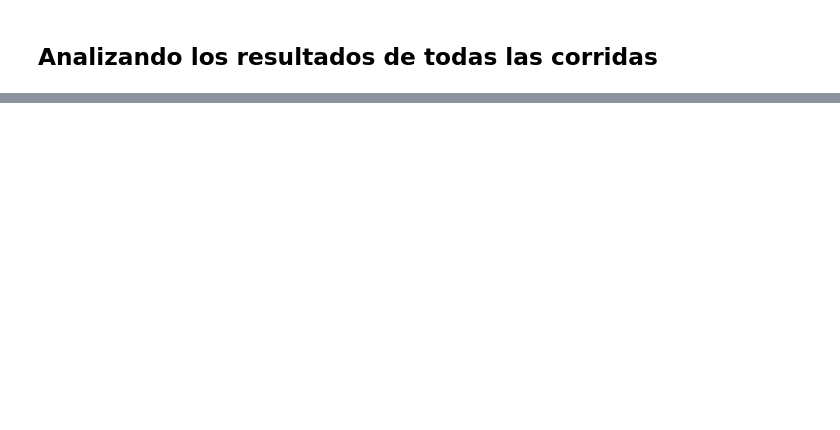
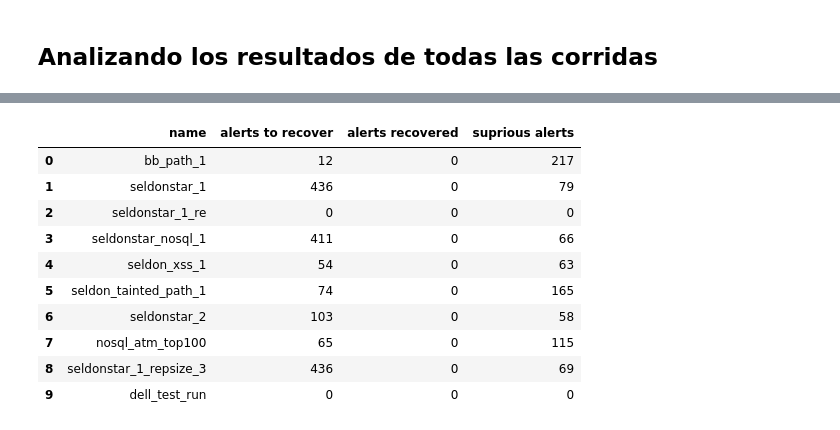
Before and after one commit to thepalbi/tsm-pipeline, a Jupyter notebook: experiments/notebooks/dev/debugging_zero_scores.ipynb, the cells around one changed output, grey strips where cells are left out. Cells and saved outputs as stored; diff of their text form; code cells hidden in the pictures; blank space fills up the shorter version.

```diff
--- a/experiments/notebooks/dev/debugging_zero_scores.ipynb
+++ b/experiments/notebooks/dev/debugging_zero_scores.ipynb
@@ -309,0 +305,27 @@ pd.DataFrame(rows, columns=['name', 'precision', 'recall', 'accuracy'])
+# %%
+import os
+from scripts.calculate_scores import _calculate_score_sets
+
+results = '/home/pablo/results'
+rows = []
+for d in os.listdir(results):
+    rd = os.path.join(results, d)
+    v0, worse, boosted = _calculate_score_sets(rd, '/tmp')
+    v0_prime = v0-worse
+    alerts_to_recover = len(v0_prime)
+    alerts_recovered = len(v0_prime & boosted)
+    spurious_alerts = len(boosted-v0_prime)
+    rows.append([d, alerts_to_recover, alerts_recovered, spurious_alerts])
+pd.DataFrame(rows, columns=['name', 'alerts to recover', 'alerts recovered', 'suprious alerts'])
+# %% [output]
+|  | name | alerts to recover | alerts recovered | suprious alerts |
+| 0 | bb_path_1 | 12 | 0 | 217 |
+| 1 | seldonstar_1 | 436 | 0 | 79 |
+| 2 | seldonstar_1_re | 0 | 0 | 0 |
+| 3 | seldonstar_nosql_1 | 411 | 0 | 66 |
+| 4 | seldon_xss_1 | 54 | 0 | 63 |
+| 5 | seldon_tainted_path_1 | 74 | 0 | 165 |
+| 6 | seldonstar_2 | 103 | 0 | 58 |
+| 7 | nosql_atm_top100 | 65 | 0 | 115 |
+| 8 | seldonstar_1_repsize_3 | 436 | 0 | 69 |
+| 9 | dell_test_run | 0 | 0 | 0 |
```
Also changed, not shown: parts of 10 cells of this notebook, 18 other files.
